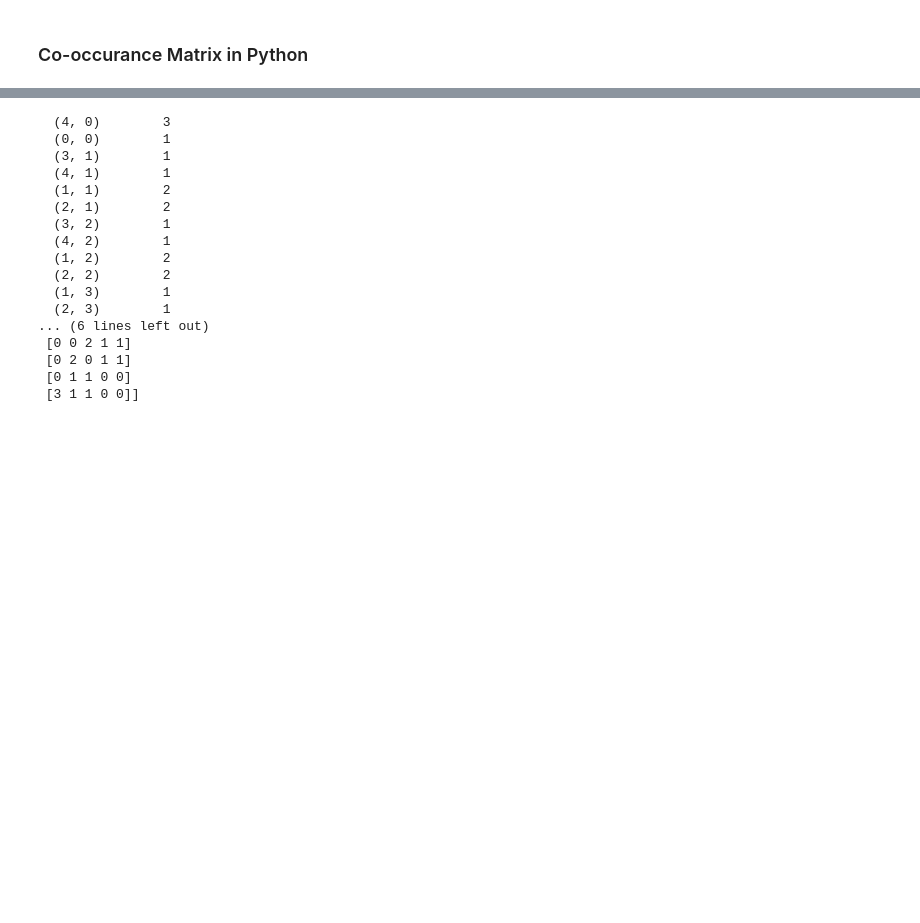
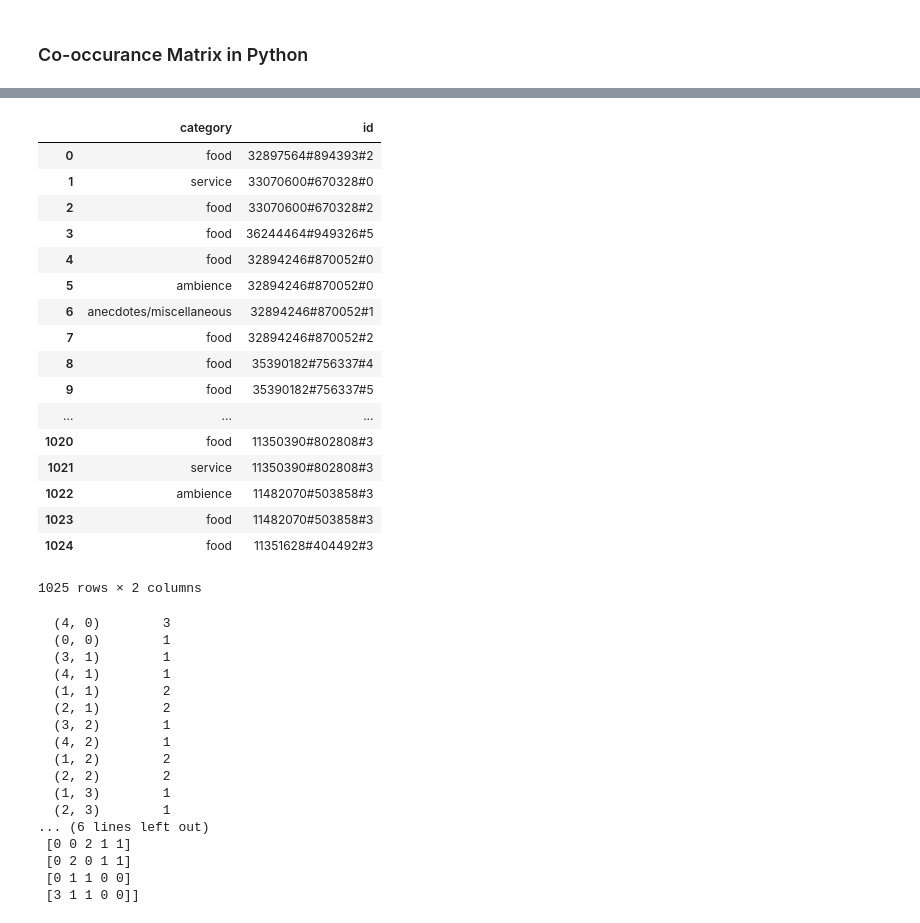
Before and after one commit to JituShinde77/Aspect_Based_Sentiment, a Jupyter notebook: ABSA.ipynb, the cells around one changed output, grey strips where cells are left out. Cells and saved outputs as stored; diff of their text form; code cells hidden in the pictures; blank space fills up the shorter version.

```diff
--- a/ABSA.ipynb
+++ b/ABSA.ipynb
@@ -2100,0 +2280,18 @@ print (count)
+# %%
+# Read data for the testing.
+# we have give a json file which consists of all information about
+# the products
+# loading the data using pandas' read_json file.
+test_xml_data1 = open('D:\ABSA\Aspect_Based_Sentiment\semeval_data\Restaurants_Test_Data_phaseB.xml').read()
+
+                                                        # Fetch the sentence data
+
+test_xml_data = io.StringIO(test_xml_data1)
+test_etree = ET.parse(test_xml_data) #create an ElementTree object
+test_doc_df = pd.DataFrame(list(iter_docs(etree.getroot())))
+
+test_sentence_data = xml2df(test_xml_data1)
+
+print(test_doc_df)
+
+print(test_sentence_data)
@@ -2100,0 +2316,23 @@ print (count)
+# %%
+
+
+
+
+test_aspect_category_records = []
+for node in test_etree.iter():
+    record = {}
+    #print(node.attrib)
+    #print(node.tag)
+
+
+    if(node.tag == 'sentence'):
+        id = node.attrib.get('id')
+        #print("1:",id)
+
+    if(node.tag == 'aspectCategory' ):
+
+        #print("2",id)
+        record['id'] = id
+        record['category'] = node.attrib.get('category')
+
+        test_aspect_category_records.append(record)
@@ -2101,3 +2359,25 @@ print (count)
+# %%
+test_aspect_category = pd.DataFrame(test_aspect_category_records)
+test_aspect_category
+# %% [output]
+|  | category | id |
+| 0 | food | 32897564#894393#2 |
+| 1 | service | 33070600#670328#0 |
+| 2 | food | 33070600#670328#2 |
+| 3 | food | 36244464#949326#5 |
+| 4 | food | 32894246#870052#0 |
+| 5 | ambience | 32894246#870052#0 |
+| 6 | anecdotes/miscellaneous | 32894246#870052#1 |
+| 7 | food | 32894246#870052#2 |
+| 8 | food | 35390182#756337#4 |
+| 9 | food | 35390182#756337#5 |
+| ... | ... | ... |
+| 1020 | food | 11350390#802808#3 |
+| 1021 | service | 11350390#802808#3 |
+| 1022 | ambience | 11482070#503858#3 |
+| 1023 | food | 11482070#503858#3 |
+| 1024 | food | 11351628#404492#3 |
+1025 rows × 2 columns
 # %%
 from sklearn.feature_extraction.text import CountVectorizer
 docs = ['this this this book',
```
Also changed, not shown: parts of 20 cells of this notebook.
